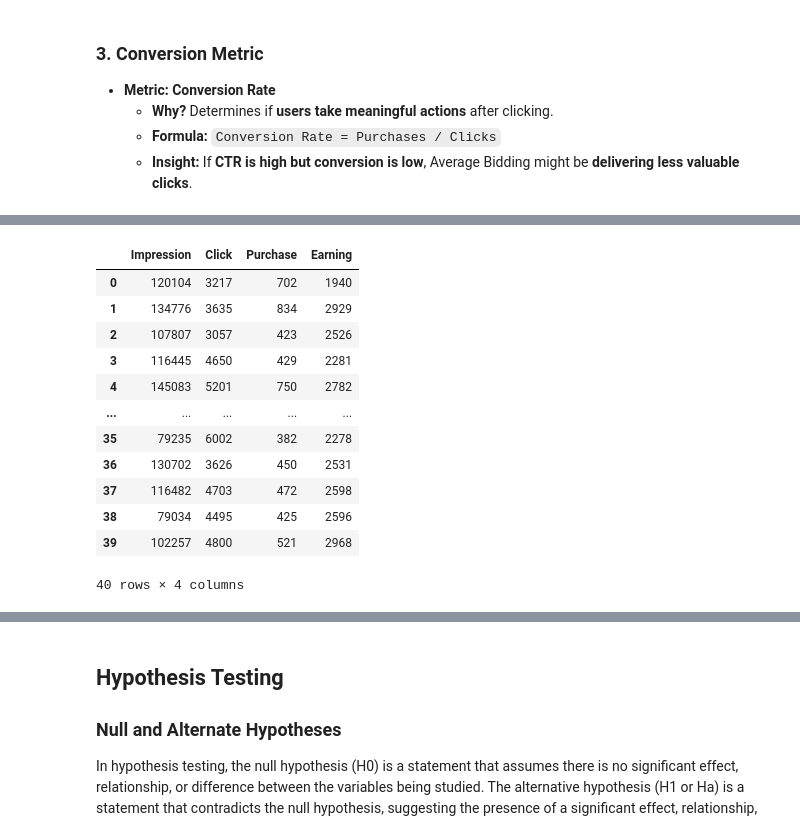
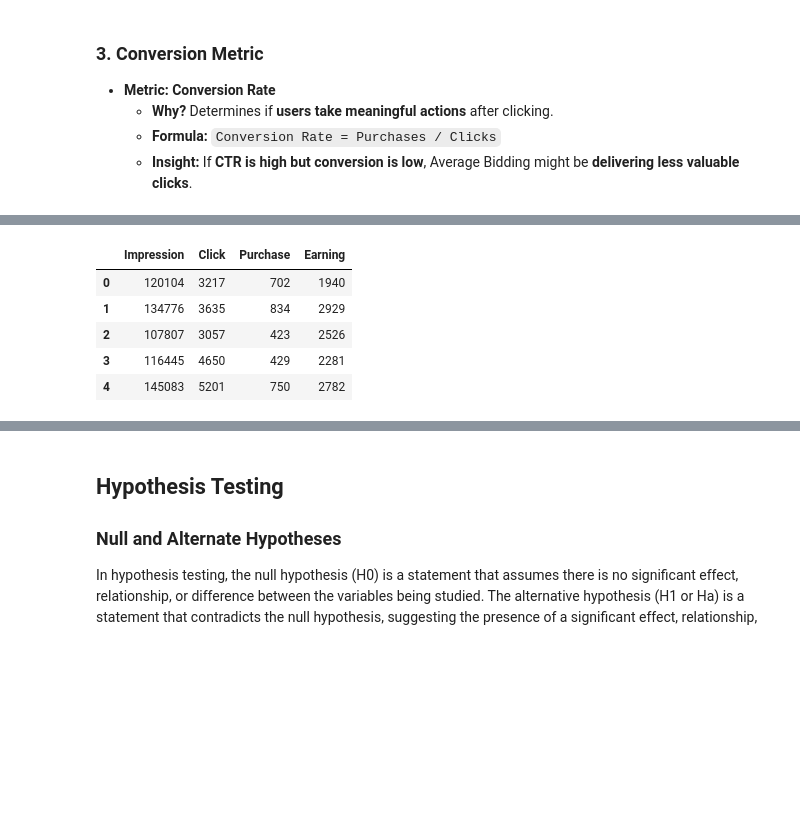
Before and after one commit to nee1k/ab_testing, a Jupyter notebook: Social_Media_A_B_Testing.ipynb, the cells around one changed output, grey strips where cells are left out. Drawn from its saved outputs; the diff is of its cells as text; code cells hidden in the pictures; blank space fills up the shorter version.

```diff
--- a/Social_Media_A_B_Testing.ipynb
+++ b/Social_Media_A_B_Testing.ipynb
@@ -184,19 +179,12 @@ control_df
 # %%
 test_df = pd.read_csv("/content/drive/MyDrive/AB Testing/test_group.csv")
-test_df
+test_df.head()
 # %% [output]
 |  | Impression | Click | Purchase | Earning |
 | 0 | 120104 | 3217 | 702 | 1940 |
 | 1 | 134776 | 3635 | 834 | 2929 |
 | 2 | 107807 | 3057 | 423 | 2526 |
 | 3 | 116445 | 4650 | 429 | 2281 |
 | 4 | 145083 | 5201 | 750 | 2782 |
-| ... | ... | ... | ... | ... |
-| 35 | 79235 | 6002 | 382 | 2278 |
-| 36 | 130702 | 3626 | 450 | 2531 |
-| 37 | 116482 | 4703 | 472 | 2598 |
-| 38 | 79034 | 4495 | 425 | 2596 |
-| 39 | 102257 | 4800 | 521 | 2968 |
-40 rows × 4 columns
 # %%
 import panel as pn
```
Also changed, not shown: parts of 3 cells of this notebook.
